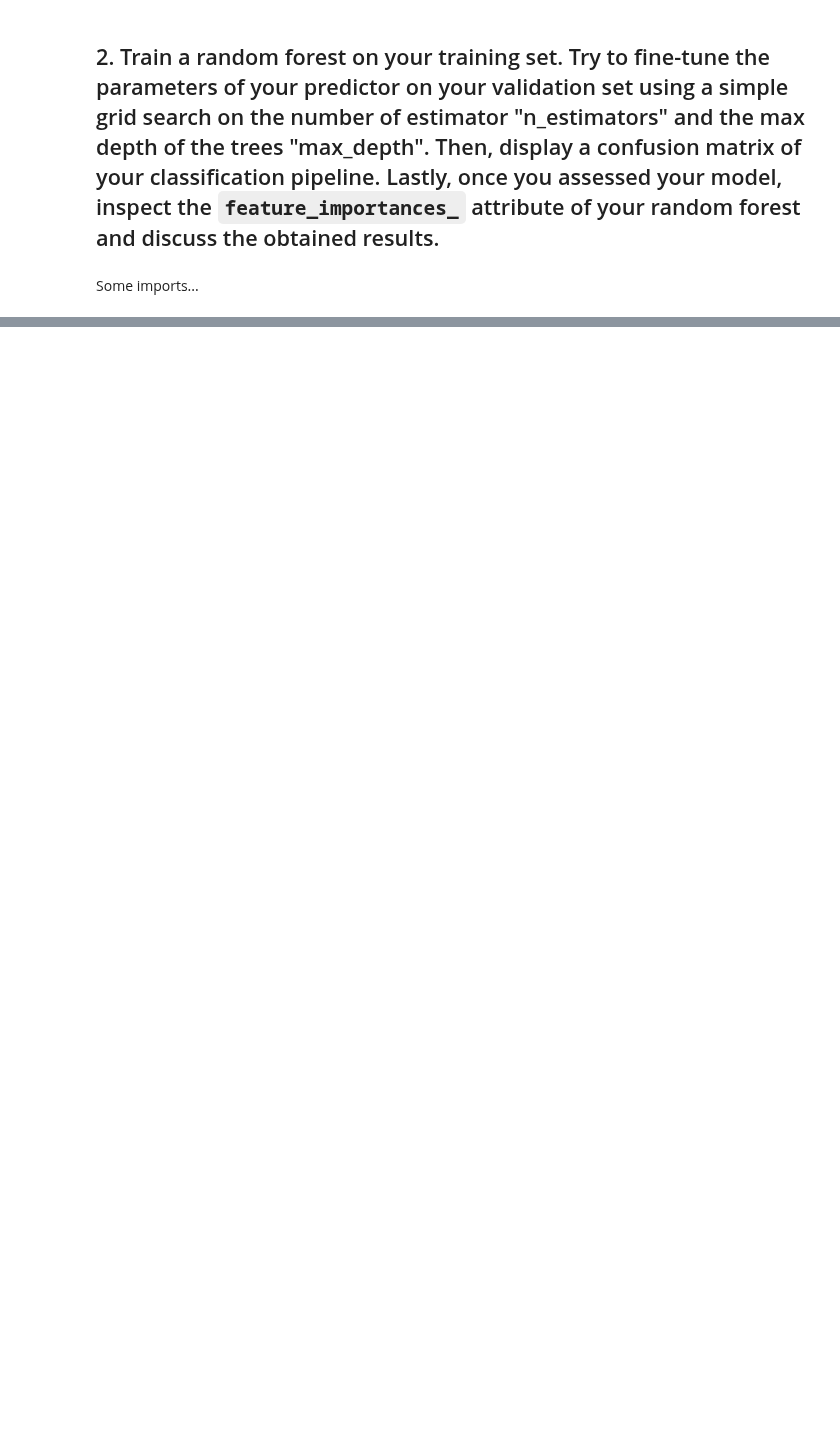
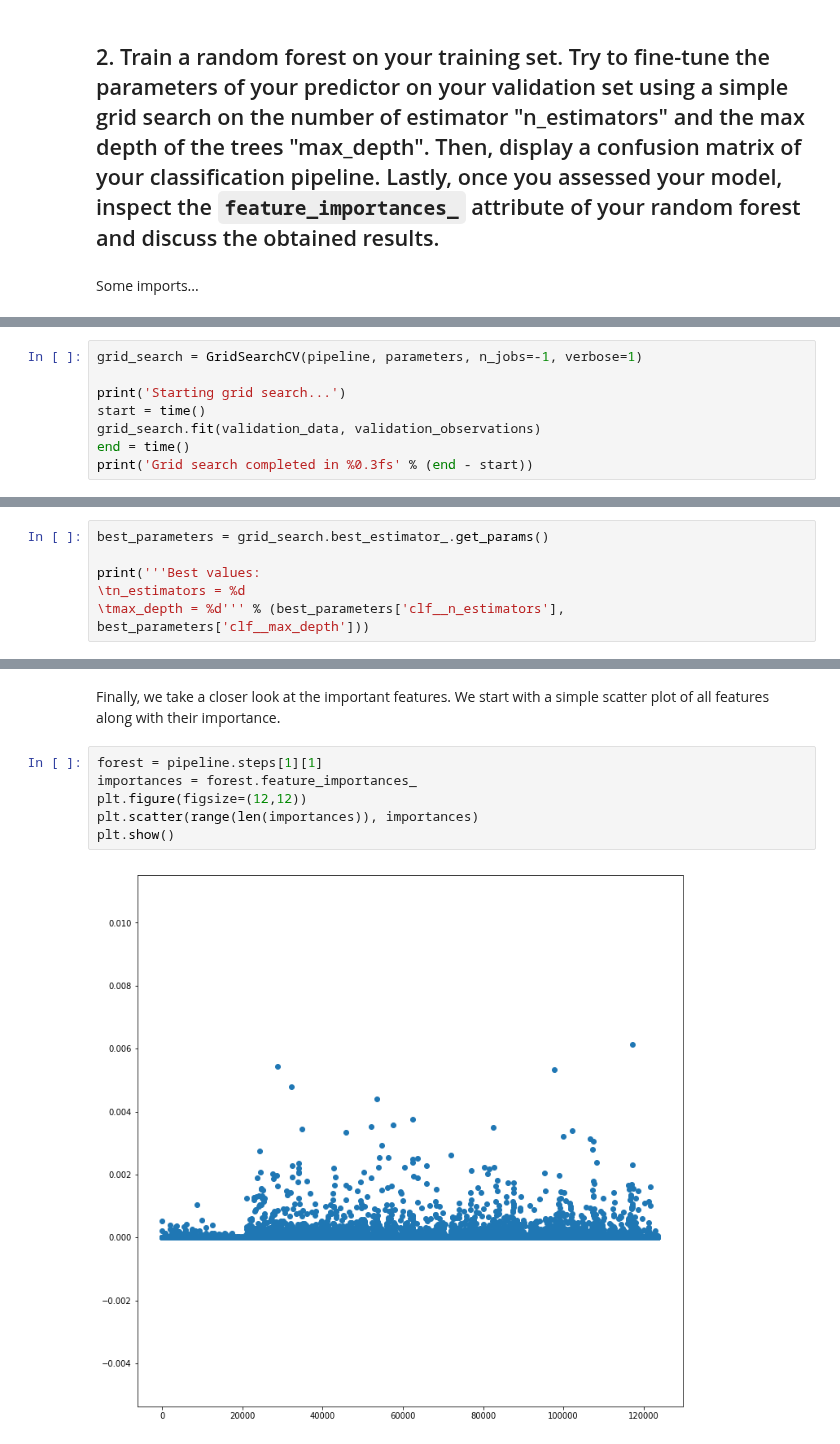
Before and after one commit to mosimann/ADA, a Jupyter notebook: 04 - Applied ML/Homework 4.ipynb, the cells around one changed output, grey strips where cells are left out. Drawn from its saved outputs; the diff is of its cells as text; blank space fills up the shorter version.

```diff
--- a/04 - Applied ML/Homework 4.ipynb
+++ b/04 - Applied ML/Homework 4.ipynb
@@ -522,0 +561,8 @@ clf = clf.fit(training_features, training_observations)
+# %%
+grid_search = GridSearchCV(pipeline, parameters, n_jobs=-1, verbose=1)
+
+print('Starting grid search...')
+start = time()
+grid_search.fit(validation_data, validation_observations)
+end = time()
+print('Grid search completed in %0.3fs' % (end - start))
@@ -522,0 +585,6 @@ clf = clf.fit(training_features, training_observations)
+# %%
+best_parameters = grid_search.best_estimator_.get_params()
+
+print('''Best values:
+\tn_estimators = %d
+\tmax_depth = %d''' % (best_parameters['clf__n_estimators'], best_parameters['clf__max_depth']))
@@ -522,0 +674,10 @@ clf = clf.fit(training_features, training_observations)
+# %% [markdown]
+Finally, we take a closer look at the important features. We start with a simple scatter plot of all features along with their importance.
+# %%
+forest = pipeline.steps[1][1]
+importances = forest.feature_importances_
+plt.figure(figsize=(12,12))
+plt.scatter(range(len(importances)), importances)
+plt.show()
+# %% [output]
+[figure, added]
```
Also changed, not shown: parts of 41 cells of this notebook.
